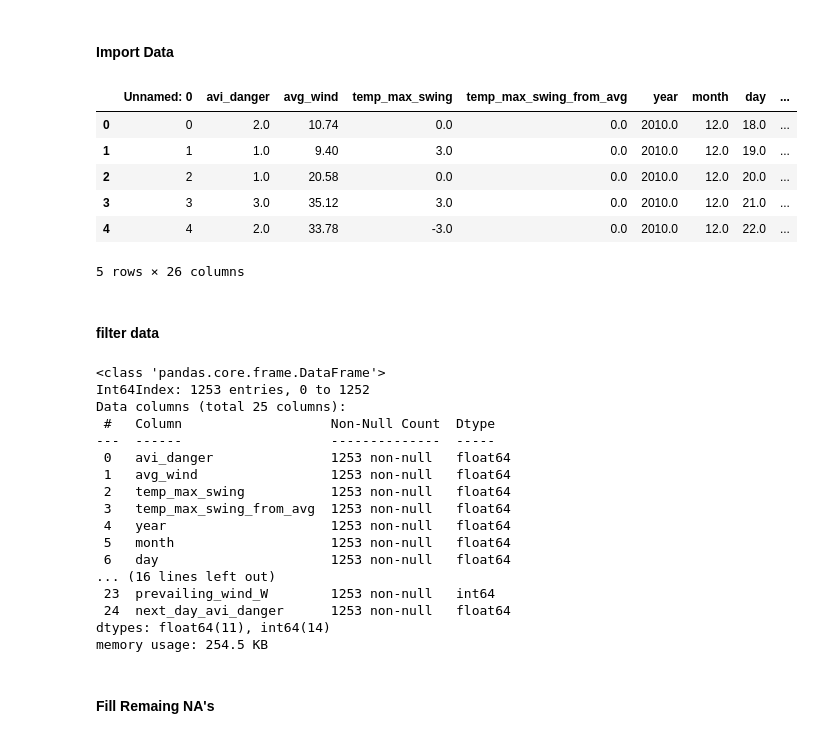
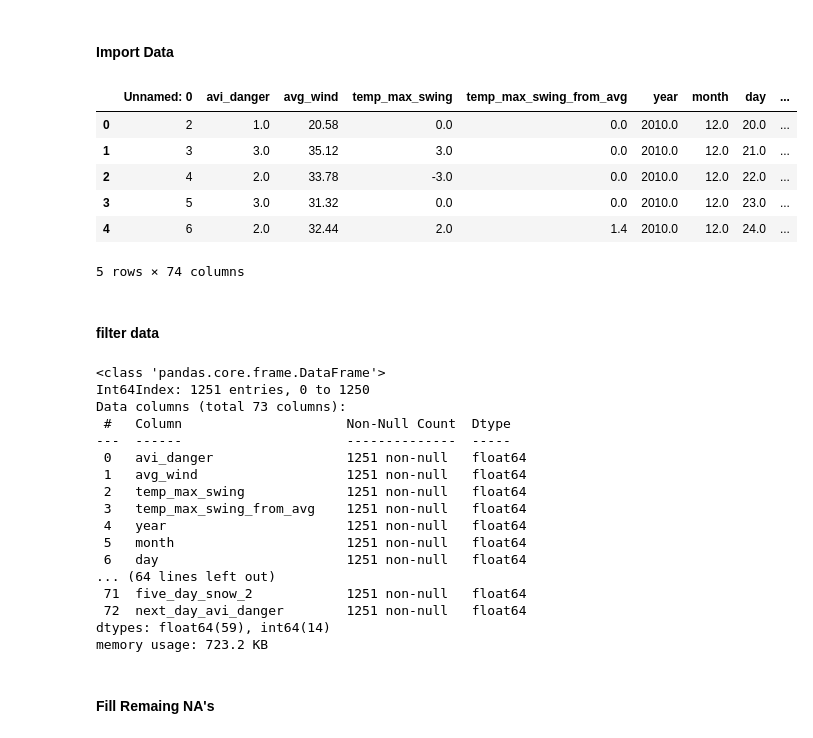
Before and after one commit to MatthewAustinThompson/avalanche-danger-level-prediction, a Jupyter notebook: PreliminaryModeling_DT_RF_ET.ipynb, the cells around one changed output. Drawn from its saved outputs; the diff is of its cells as text; code cells hidden in the pictures.

```diff
--- a/PreliminaryModeling_DT_RF_ET.ipynb
+++ b/PreliminaryModeling_DT_RF_ET.ipynb
@@ -25,16 +25,16 @@ from sklearn.preprocessing import StandardScaler
 # %% [markdown]
 #### Import Data
 # %%
-avi = pd.read_csv('SnowWeatherClean.csv')
+avi = pd.read_csv('SnowWeatherClean1.csv')
 avi.head()
 # %% [output]
 |  | Unnamed: 0 | avi_danger | avg_wind | temp_max_swing | temp_max_swing_from_avg | year | month | day | ... |
-| 0 | 0 | 2.0 | 10.74 | 0.0 | 0.0 | 2010.0 | 12.0 | 18.0 | ... |
-| 1 | 1 | 1.0 | 9.40 | 3.0 | 0.0 | 2010.0 | 12.0 | 19.0 | ... |
-| 2 | 2 | 1.0 | 20.58 | 0.0 | 0.0 | 2010.0 | 12.0 | 20.0 | ... |
-| 3 | 3 | 3.0 | 35.12 | 3.0 | 0.0 | 2010.0 | 12.0 | 21.0 | ... |
-| 4 | 4 | 2.0 | 33.78 | -3.0 | 0.0 | 2010.0 | 12.0 | 22.0 | ... |
+| 0 | 2 | 1.0 | 20.58 | 0.0 | 0.0 | 2010.0 | 12.0 | 20.0 | ... |
+| 1 | 3 | 3.0 | 35.12 | 3.0 | 0.0 | 2010.0 | 12.0 | 21.0 | ... |
+| 2 | 4 | 2.0 | 33.78 | -3.0 | 0.0 | 2010.0 | 12.0 | 22.0 | ... |
+| 3 | 5 | 3.0 | 31.32 | 0.0 | 0.0 | 2010.0 | 12.0 | 23.0 | ... |
+| 4 | 6 | 2.0 | 32.44 | 2.0 | 1.4 | 2010.0 | 12.0 | 24.0 | ... |
-5 rows × 26 columns
+5 rows × 74 columns
 # %% [markdown]
 #### filter data
 # %%
@@ -44,22 +44,22 @@ avi = avi[avi['avi_danger'].notnull()]
 avi.info()
 # %% [output]
 <class 'pandas.core.frame.DataFrame'>
-Int64Index: 1253 entries, 0 to 1252
-Data columns (total 25 columns):
- #   Column                   Non-Null Count  Dtype
----  ------                   --------------  -----
- 0   avi_danger               1253 non-null   float64
- 1   avg_wind                 1253 non-null   float64
- 2   temp_max_swing           1253 non-null   float64
- 3   temp_max_swing_from_avg  1253 non-null   float64
- 4   year                     1253 non-null   float64
- 5   month                    1253 non-null   float64
- 6   day                      1253 non-null   float64
-... (16 lines left out)
- 23  prevailing_wind_W        1253 non-null   int64
- 24  next_day_avi_danger      1253 non-null   float64
-dtypes: float64(11), int64(14)
-memory usage: 254.5 KB
+Int64Index: 1251 entries, 0 to 1250
+Data columns (total 73 columns):
+ #   Column                     Non-Null Count  Dtype
+---  ------                     --------------  -----
+ 0   avi_danger                 1251 non-null   float64
+ 1   avg_wind                   1251 non-null   float64
+ 2   temp_max_swing             1251 non-null   float64
+ 3   temp_max_swing_from_avg    1251 non-null   float64
+ 4   year                       1251 non-null   float64
+ 5   month                      1251 non-null   float64
+ 6   day                        1251 non-null   float64
+... (64 lines left out)
+ 71  five_day_snow_2            1251 non-null   float64
+ 72  next_day_avi_danger        1251 non-null   float64
+dtypes: float64(59), int64(14)
+memory usage: 723.2 KB
 # %% [markdown]
 #### Fill Remaing NA's
 # %%
```
Also changed, not shown: parts of 12 cells of this notebook, 2 other files.
